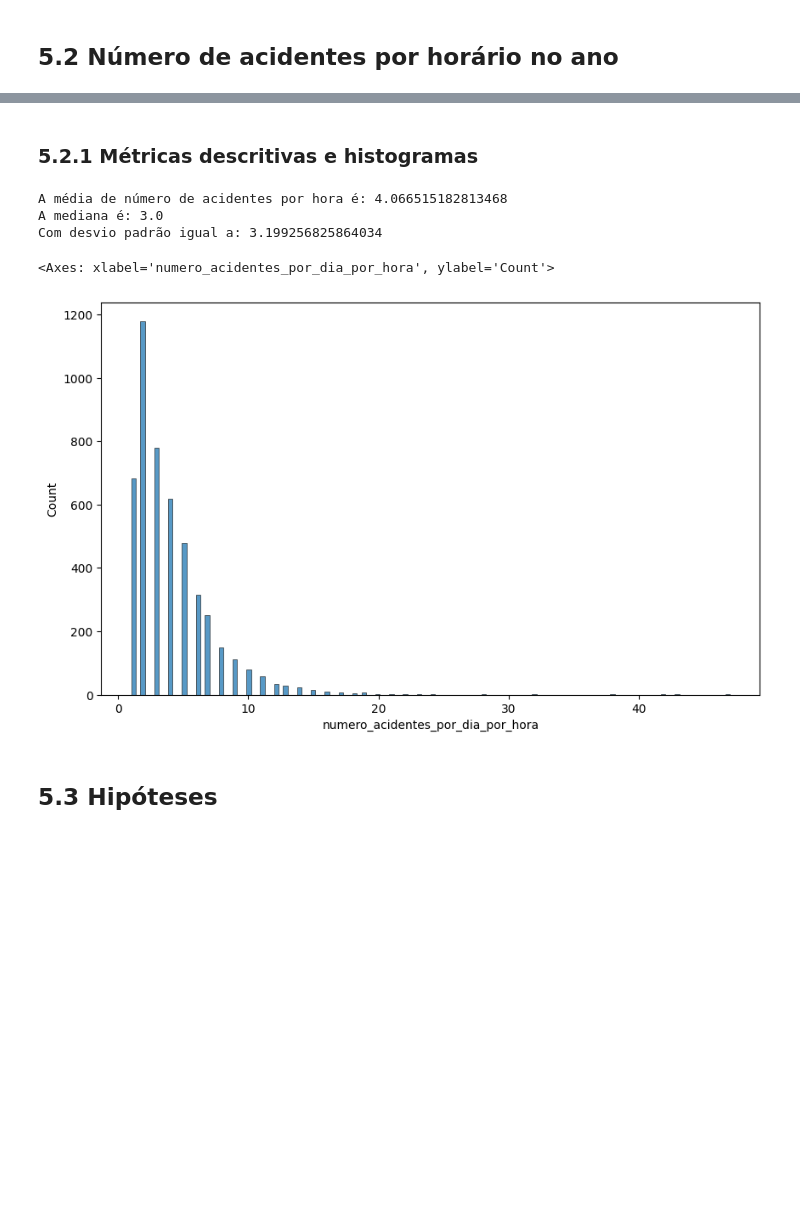
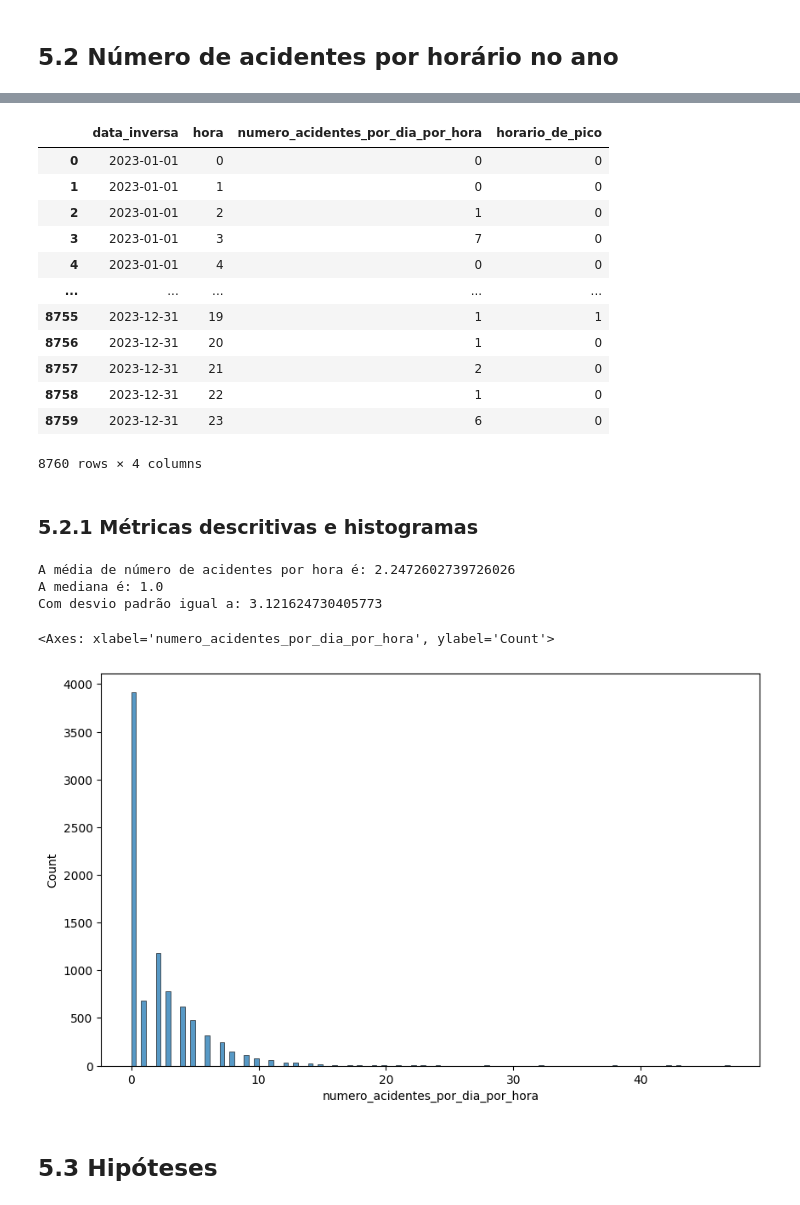
Before and after one commit to andrey-lolobrigida/acidentes-transito-sc-2023, a Jupyter notebook: notebooks/acidentes.ipynb, the cells around one changed output, grey strips where cells are left out. Drawn from its saved outputs; the diff is of its cells as text; code cells hidden in the pictures; blank space fills up the shorter version.

```diff
--- a/notebooks/acidentes.ipynb
+++ b/notebooks/acidentes.ipynb
@@ -512,26 +536,42 @@ n_acidentes_por_hora_df_1
+# %%
+n_acidentes_por_hora_df_2
+# %% [output]
+|  | data_inversa | hora | numero_acidentes_por_dia_por_hora | horario_de_pico |
+| 0 | 2023-01-01 | 0 | 0 | 0 |
+| 1 | 2023-01-01 | 1 | 0 | 0 |
+| 2 | 2023-01-01 | 2 | 1 | 0 |
+| 3 | 2023-01-01 | 3 | 7 | 0 |
+| 4 | 2023-01-01 | 4 | 0 | 0 |
+| ... | ... | ... | ... | ... |
+| 8755 | 2023-12-31 | 19 | 1 | 1 |
+| 8756 | 2023-12-31 | 20 | 1 | 0 |
+| 8757 | 2023-12-31 | 21 | 2 | 0 |
+| 8758 | 2023-12-31 | 22 | 1 | 0 |
+| 8759 | 2023-12-31 | 23 | 6 | 0 |
+8760 rows × 4 columns
 # %% [markdown]
 ### 5.2.1 Métricas descritivas e histogramas
 # %%
-media = n_acidentes_por_hora_df_1['numero_acidentes_por_dia_por_hora'].mean()
-mediana = n_acidentes_por_hora_df_1['numero_acidentes_por_dia_por_hora'].median()
-desvio_padrao = n_acidentes_por_hora_df_1['numero_acidentes_por_dia_por_hora'].std()
+media = n_acidentes_por_hora_df_2['numero_acidentes_por_dia_por_hora'].mean()
+mediana = n_acidentes_por_hora_df_2['numero_acidentes_por_dia_por_hora'].median()
+desvio_padrao = n_acidentes_por_hora_df_2['numero_acidentes_por_dia_por_hora'].std()
 
 print(f"A média de número de acidentes por hora é: {media}")
 print(f"A mediana é: {mediana}")
 print(f"Com desvio padrão igual a: {desvio_padrao}")
 # %% [output]
-A média de número de acidentes por hora é: 4.066515182813468
-A mediana é: 3.0
-Com desvio padrão igual a: 3.199256825864034
+A média de número de acidentes por hora é: 2.2472602739726026
+A mediana é: 1.0
+Com desvio padrão igual a: 3.121624730405773
 # %%
 fig, ax = plt.subplots(1, 1, figsize = (10, 6))
 
-sns.histplot(data=n_acidentes_por_hora_df_1,
+sns.histplot(data=n_acidentes_por_hora_df_2,
                 x='numero_acidentes_por_dia_por_hora',
                 ax=ax)
 # %% [output]
 <Axes: xlabel='numero_acidentes_por_dia_por_hora', ylabel='Count'>
-[figure, old version]
+[figure, new version]
 # %% [markdown]
 ## 5.3 Hipóteses
 # %% [markdown]
```
Also changed, not shown: parts of 13 cells of this notebook.
